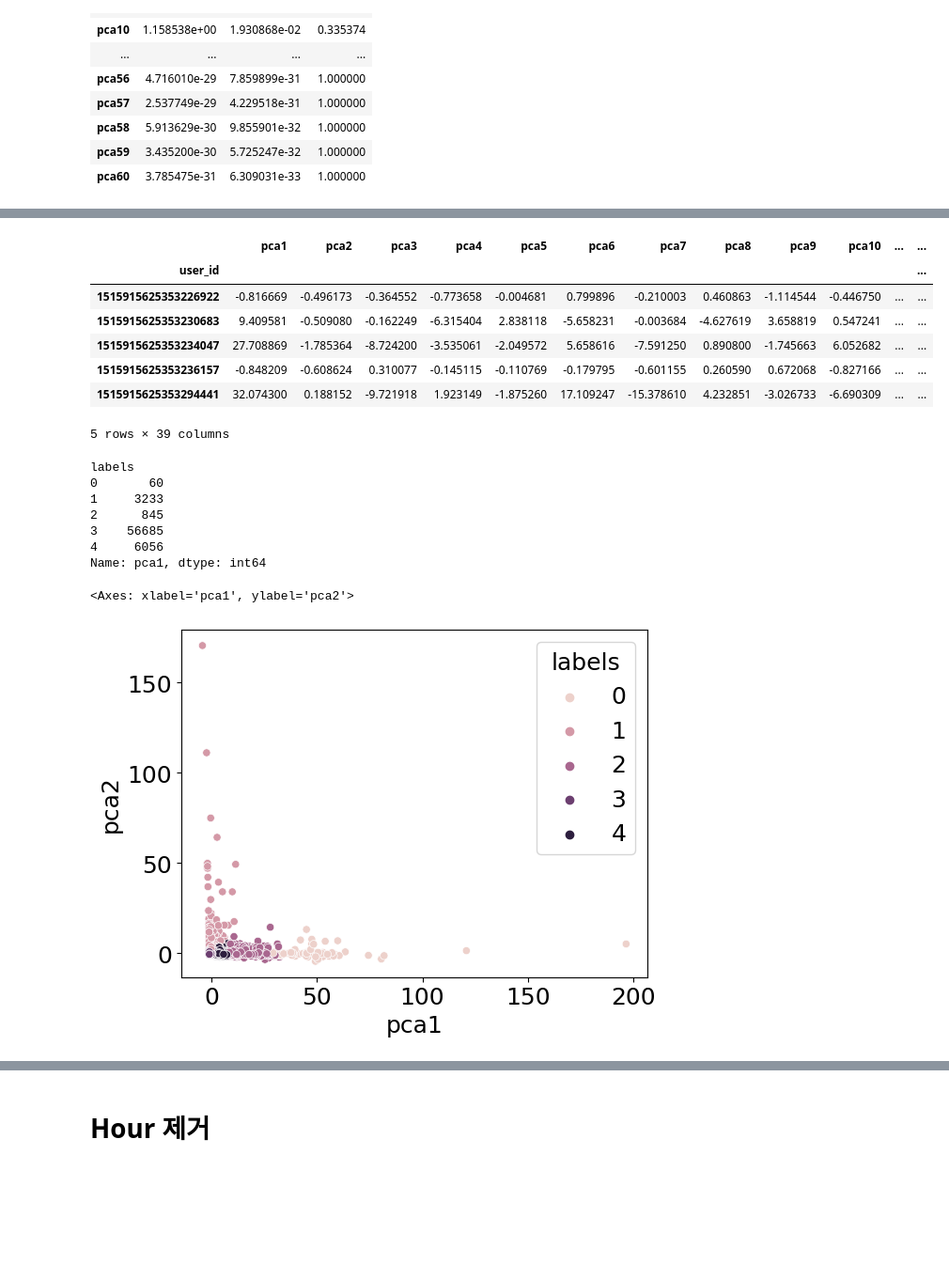
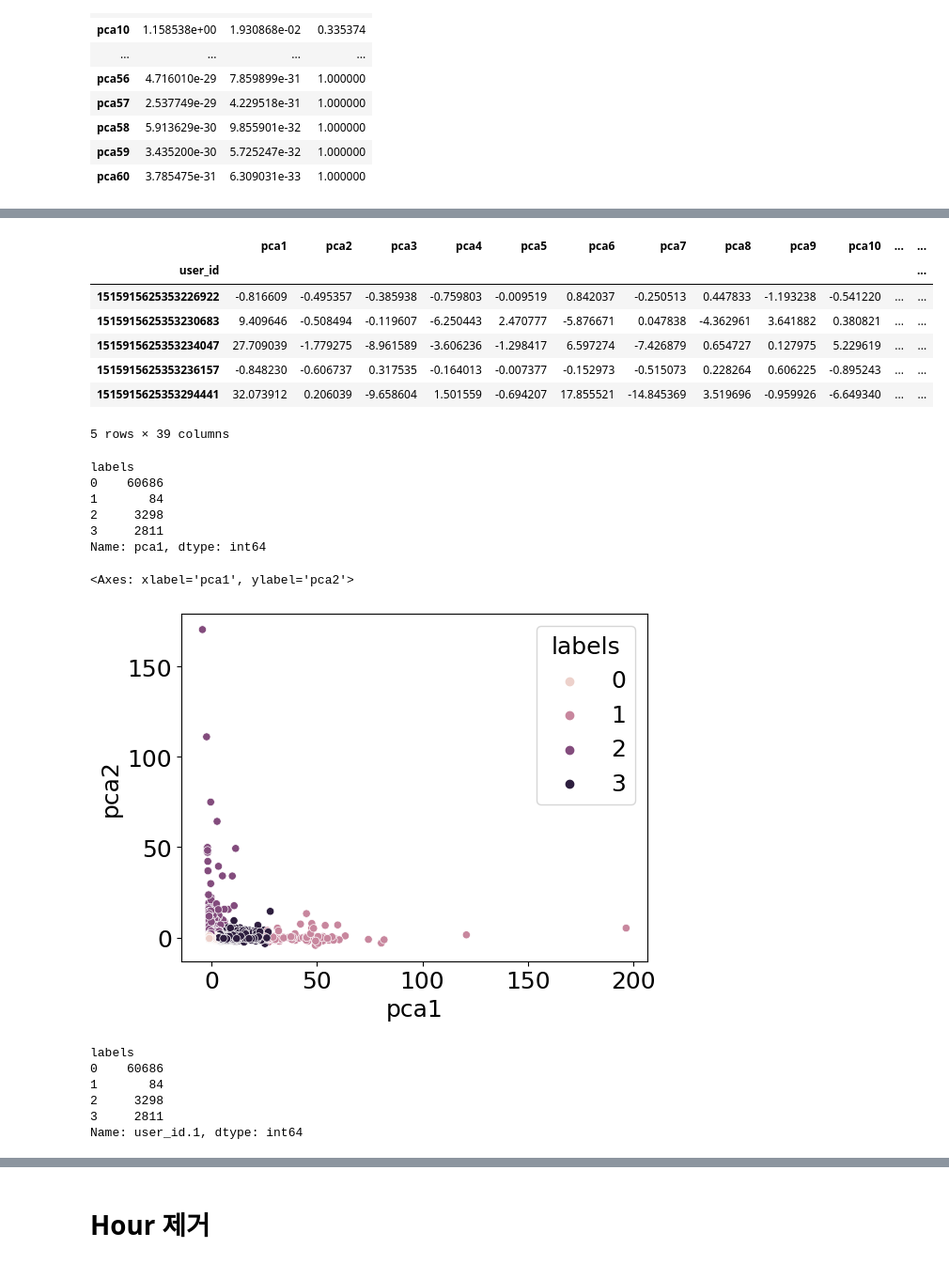
Before and after one commit to dlarhkd1211/electronic_commercial_data_analysis, a Jupyter notebook: clustering.ipynb, the cells around one changed output, grey strips where cells are left out. Shown at 94% size. Drawn from its saved outputs; the diff is of its cells as text; code cells hidden in the pictures; blank space fills up the shorter version.

```diff
--- a/clustering.ipynb
+++ b/clustering.ipynb
@@ -138,36 +138,44 @@ plt.show()
 # %%
-kmeans = KMeans(n_clusters=5)
+kmeans = KMeans(n_clusters=4)
 kmeans.fit(pca_df)
 pca_df['labels'] = kmeans.predict(pca_df)
 pca_df.head()
 # %% [output]
 |  | pca1 | pca2 | pca3 | pca4 | pca5 | pca6 | pca7 | pca8 | pca9 | pca10 | ... | ... |
 | user_id |  |  |  |  |  |  |  |  |  |  |  | ... |
-| 1515915625353226922 | -0.816669 | -0.496173 | -0.364552 | -0.773658 | -0.004681 | 0.799896 | -0.210003 | 0.460863 | -1.114544 | -0.446750 | ... | ... |
-| 1515915625353230683 | 9.409581 | -0.509080 | -0.162249 | -6.315404 | 2.838118 | -5.658231 | -0.003684 | -4.627619 | 3.658819 | 0.547241 | ... | ... |
-| 1515915625353234047 | 27.708869 | -1.785364 | -8.724200 | -3.535061 | -2.049572 | 5.658616 | -7.591250 | 0.890800 | -1.745663 | 6.052682 | ... | ... |
-| 1515915625353236157 | -0.848209 | -0.608624 | 0.310077 | -0.145115 | -0.110769 | -0.179795 | -0.601155 | 0.260590 | 0.672068 | -0.827166 | ... | ... |
-| 1515915625353294441 | 32.074300 | 0.188152 | -9.721918 | 1.923149 | -1.875260 | 17.109247 | -15.378610 | 4.232851 | -3.026733 | -6.690309 | ... | ... |
+| 1515915625353226922 | -0.816609 | -0.495357 | -0.385938 | -0.759803 | -0.009519 | 0.842037 | -0.250513 | 0.447833 | -1.193238 | -0.541220 | ... | ... |
+| 1515915625353230683 | 9.409646 | -0.508494 | -0.119607 | -6.250443 | 2.470777 | -5.876671 | 0.047838 | -4.362961 | 3.641882 | 0.380821 | ... | ... |
+| 1515915625353234047 | 27.709039 | -1.779275 | -8.961589 | -3.606236 | -1.298417 | 6.597274 | -7.426879 | 0.654727 | 0.127975 | 5.229619 | ... | ... |
+| 1515915625353236157 | -0.848230 | -0.606737 | 0.317535 | -0.164013 | -0.007377 | -0.152973 | -0.515073 | 0.228264 | 0.606225 | -0.895243 | ... | ... |
+| 1515915625353294441 | 32.073912 | 0.206039 | -9.658604 | 1.501559 | -0.694207 | 17.855521 | -14.845369 | 3.519696 | -0.959926 | -6.649340 | ... | ... |
 5 rows × 39 columns
 # %%
 pca_df.groupby('labels')['pca1'].agg('count')
 # %% [output]
 labels
-0       60
-1     3233
-2      845
-3    56685
-4     6056
+0    60686
+1       84
+2     3298
+3     2811
 Name: pca1, dtype: int64
 # %%
 sns.scatterplot(x='pca1', y='pca2', hue='labels', data=pca_df)
 # %% [output]
 <Axes: xlabel='pca1', ylabel='pca2'>
-[figure, old version]
+[figure, new version]
 # %%
 dfc = df.copy()
 # %%
 dfc['labels'] = pca_df['labels']
+# %%
+dfc.groupby('labels')['user_id.1'].agg('count')
+# %% [output]
+labels
+0    60686
+1       84
+2     3298
+3     2811
+Name: user_id.1, dtype: int64
 # %%
 dfc.groupby('labels').agg('mean')
 # %% [output]
```
Also changed, not shown: parts of 22 cells of this notebook.
